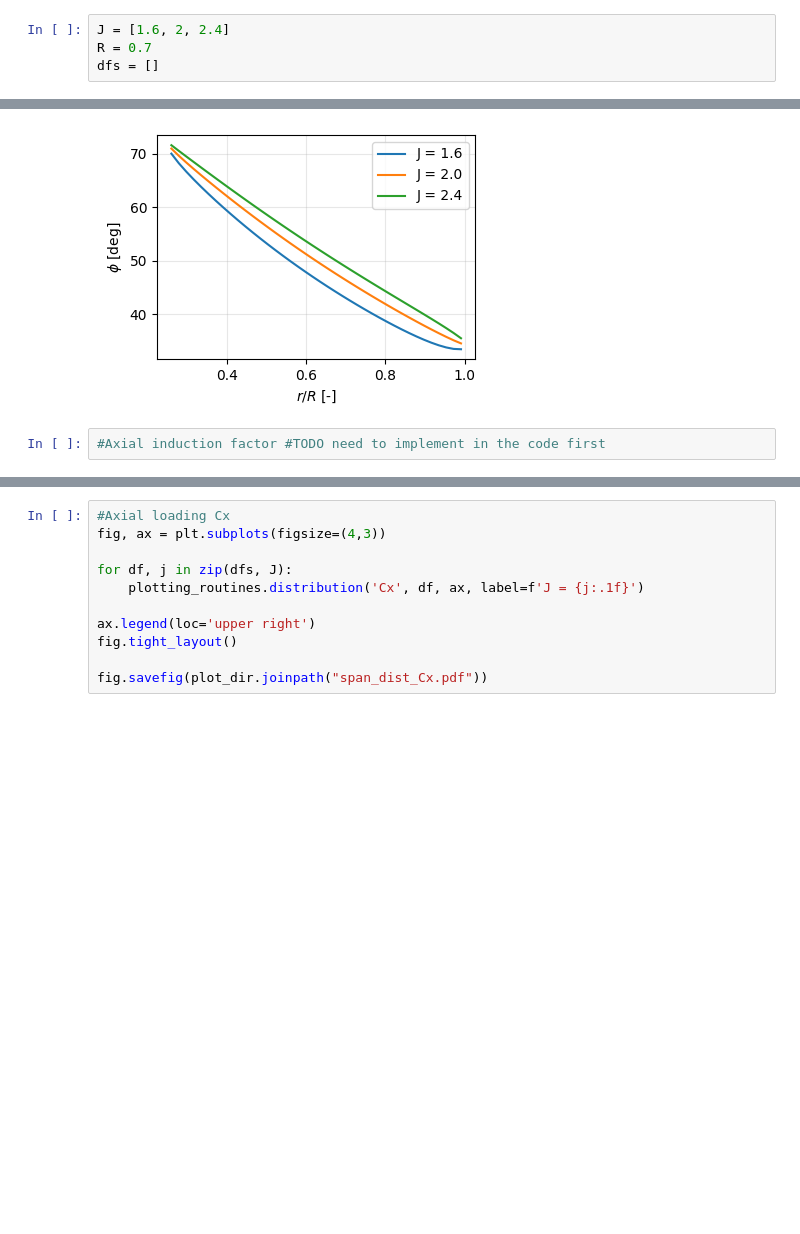
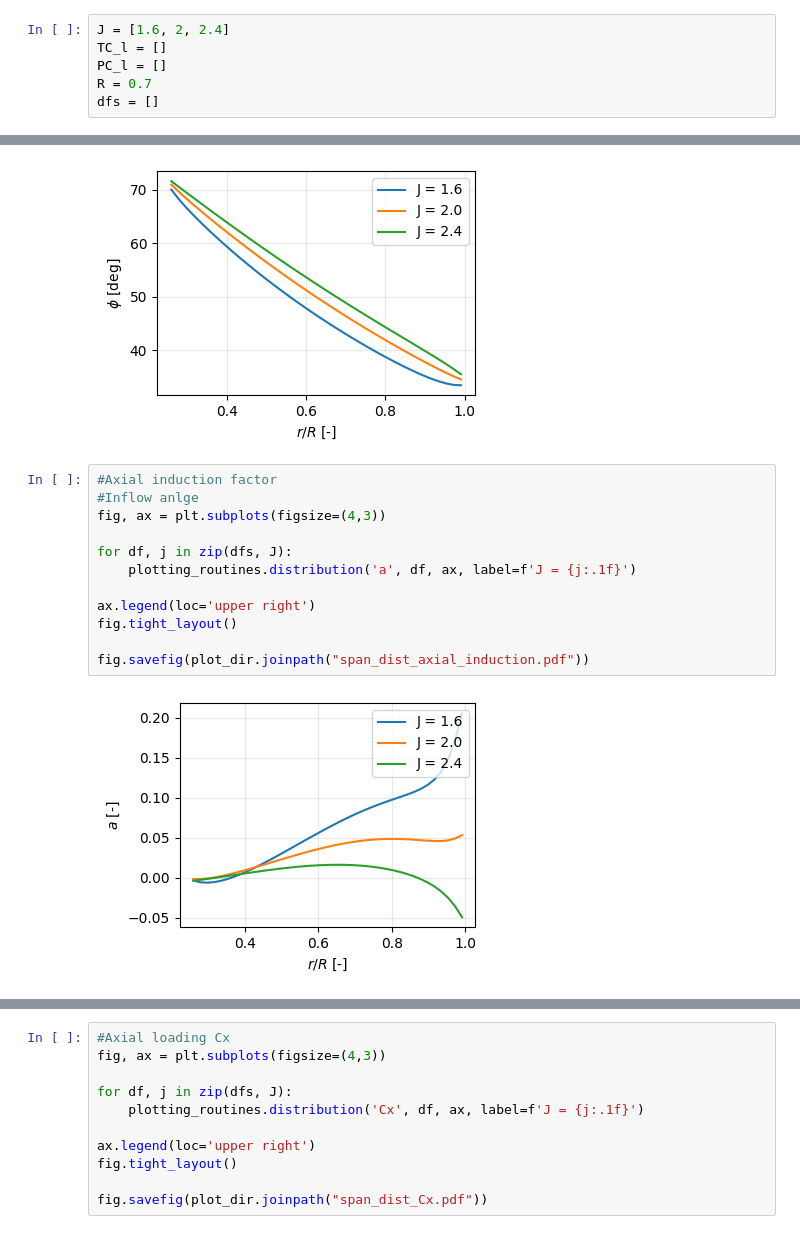
Before and after one commit to NeoStellarator/AE4135_RWA_assignments, a Jupyter notebook: 2_LLM/Ploting.ipynb, the cells around one changed output, grey strips where cells are left out. Saved outputs shown, nothing was run; the diff lists cells and outputs as text; blank space fills up the shorter version.

Commit message:
added all plotting graphs for results and comperison, and saved data with induction factors

```diff
--- a/2_LLM/Ploting.ipynb
+++ b/2_LLM/Ploting.ipynb
@@ -12,6 +12,8 @@ import plotting_routines
 import pandas as pd
 # %%
 J = [1.6, 2, 2.4]
+TC_l = []
+PC_l = []
 R = 0.7
 dfs = []
 # %%
@@ -81,5 +103,17 @@ fig.savefig(plot_dir.joinpath("span_dist_phi.pdf"))
 # %% [output]
 [figure]
 # %%
-#Axial induction factor #TODO need to implement in the code first
+#Axial induction factor
+#Inflow anlge
+fig, ax = plt.subplots(figsize=(4,3))
+
+for df, j in zip(dfs, J):
+    plotting_routines.distribution('a', df, ax, label=f'J = {j:.1f}')
+
+ax.legend(loc='upper right')
+fig.tight_layout()
+
+fig.savefig(plot_dir.joinpath("span_dist_axial_induction.pdf"))
+# %% [output]
+[figure, added]
 # %%
```
Also changed, not shown: parts of 2 cells of this notebook, 18 other files.
